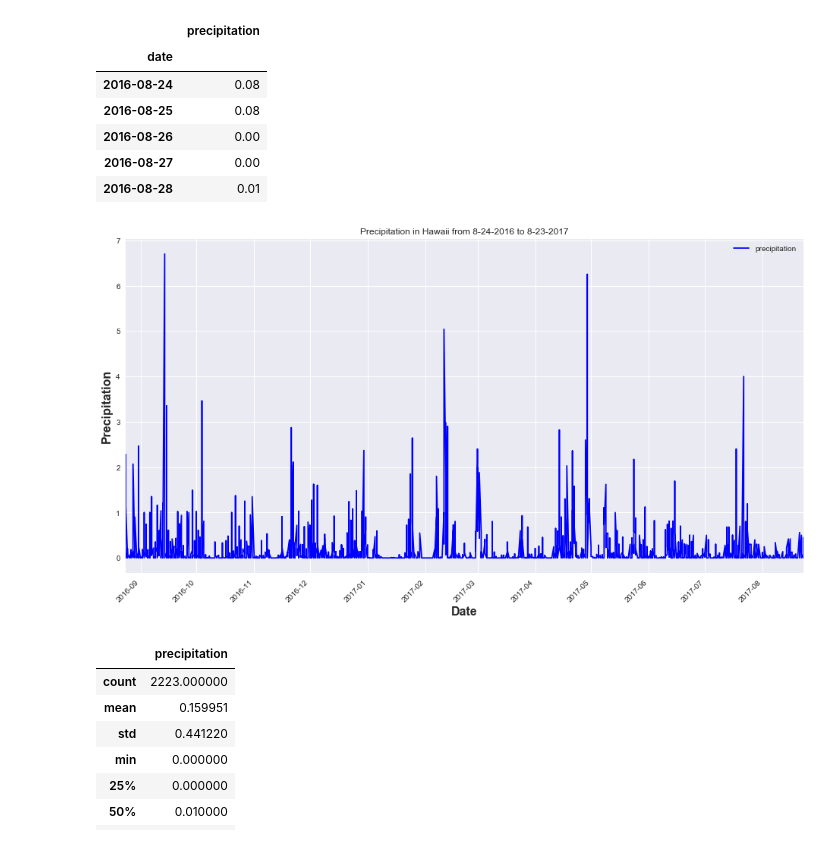
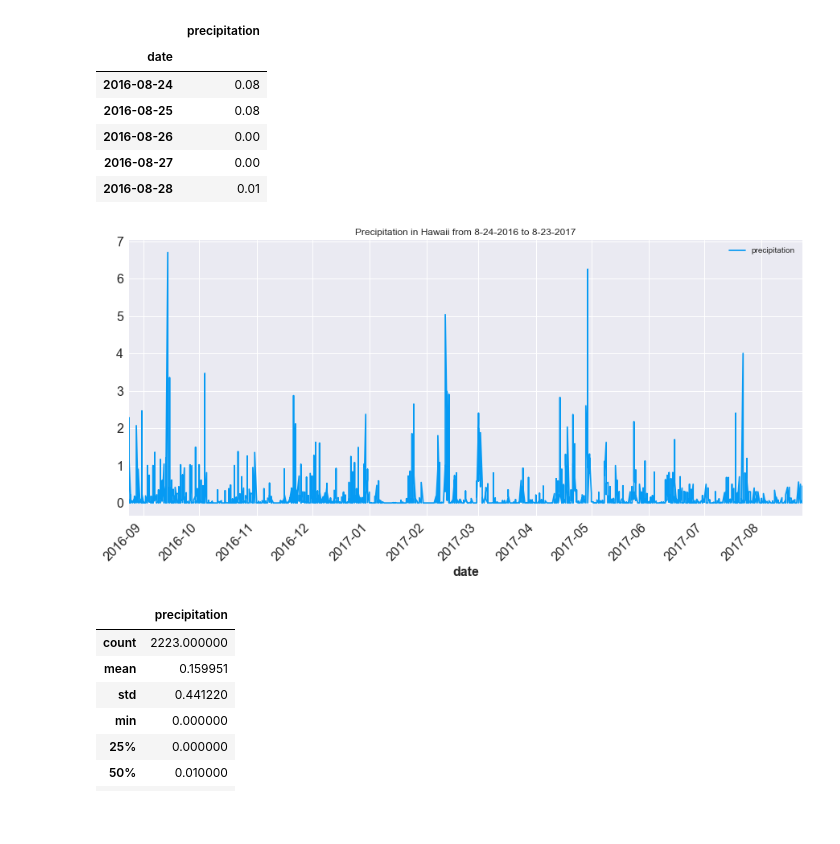
Before and after one commit to williamsongigi69/sqlalchemy-challenge, a Jupyter notebook: climate_analysis.ipynb, the cells around one changed output. Saved outputs shown, nothing was run; the diff lists cells and outputs as text; code cells hidden in the pictures; blank space fills up the shorter version.

```diff
--- a/climate_analysis.ipynb
+++ b/climate_analysis.ipynb
@@ -55,14 +58,22 @@ precip_df.head()
 | 2016-08-27 | 0.00 |
 | 2016-08-28 | 0.01 |
 # %%
-# plots the data
-precip_plot = precip_df.plot(figsize = (16, 9), sort_columns=True, rot=45, use_index=True, legend=True, grid=True, color='b')
-plt.ylabel('Precipitation', fontsize=16, weight='bold')
-plt.xlabel('Date', fontsize=16, weight='bold')
-plt.title("Precipitation in Hawaii from 8-24-2016 to 8-23-2017")
+precip_df.plot(figsize=(15, 7),                                              # plots the data
+               x_compat=True,
+               sort_columns=True,
+               rot=45,
+               use_index=True,
+               title='Precipitation in Hawaii from 8-24-2016 to 8-23-2017',
+               legend=True,
+               fontsize=16,
+               grid=True,
+               color='xkcd:azure'
+              )
+
+plt.xlabel('date', fontsize=16, weight='bold')
 plt.show()
 # %% [output]
-[figure, old version]
+[figure, new version]
 # %%
 precip_df.describe()                                                         # summary statistics
 # %% [output]
```
Also changed, not shown: parts of 22 cells of this notebook, 2 other files.
